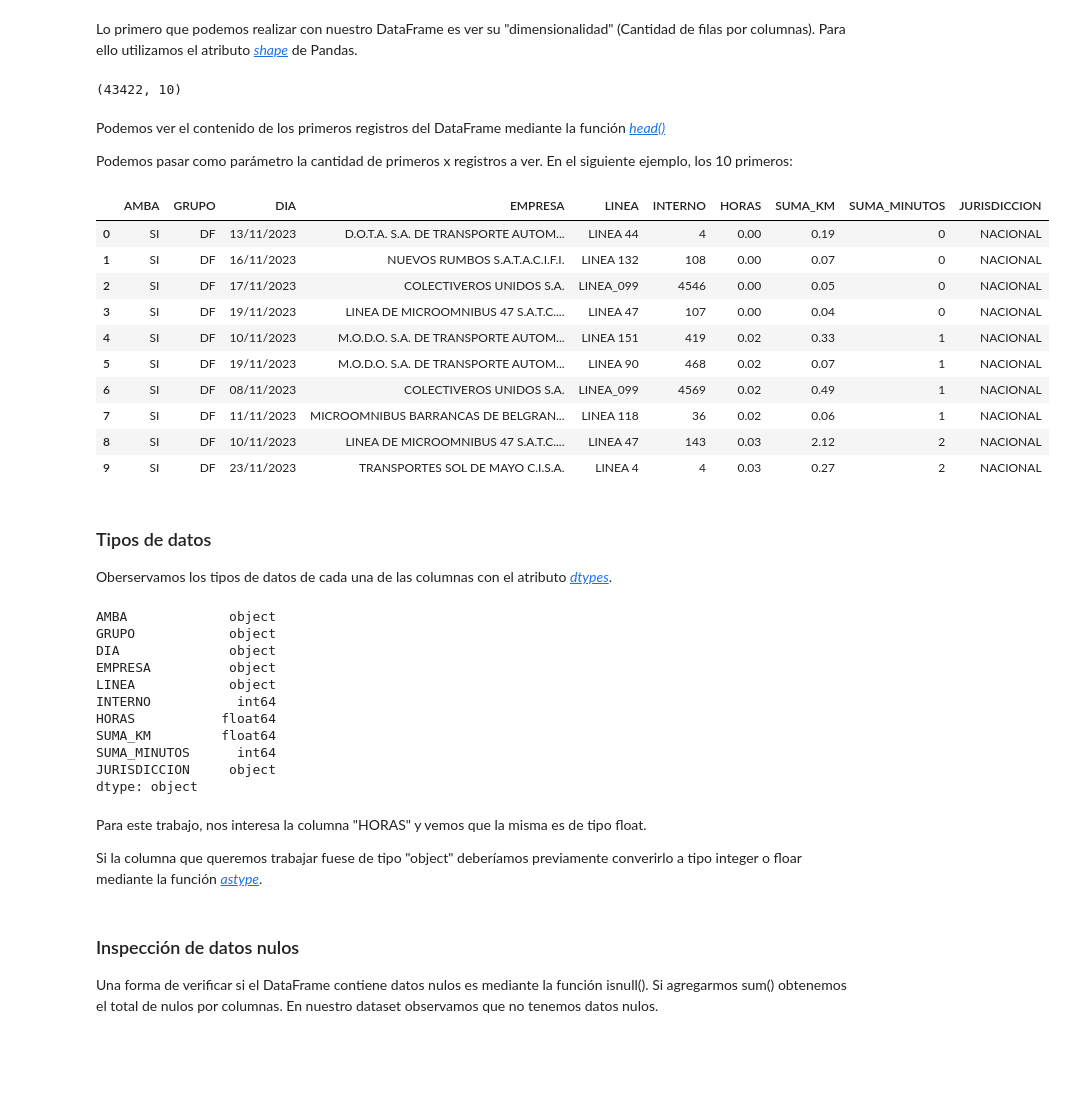
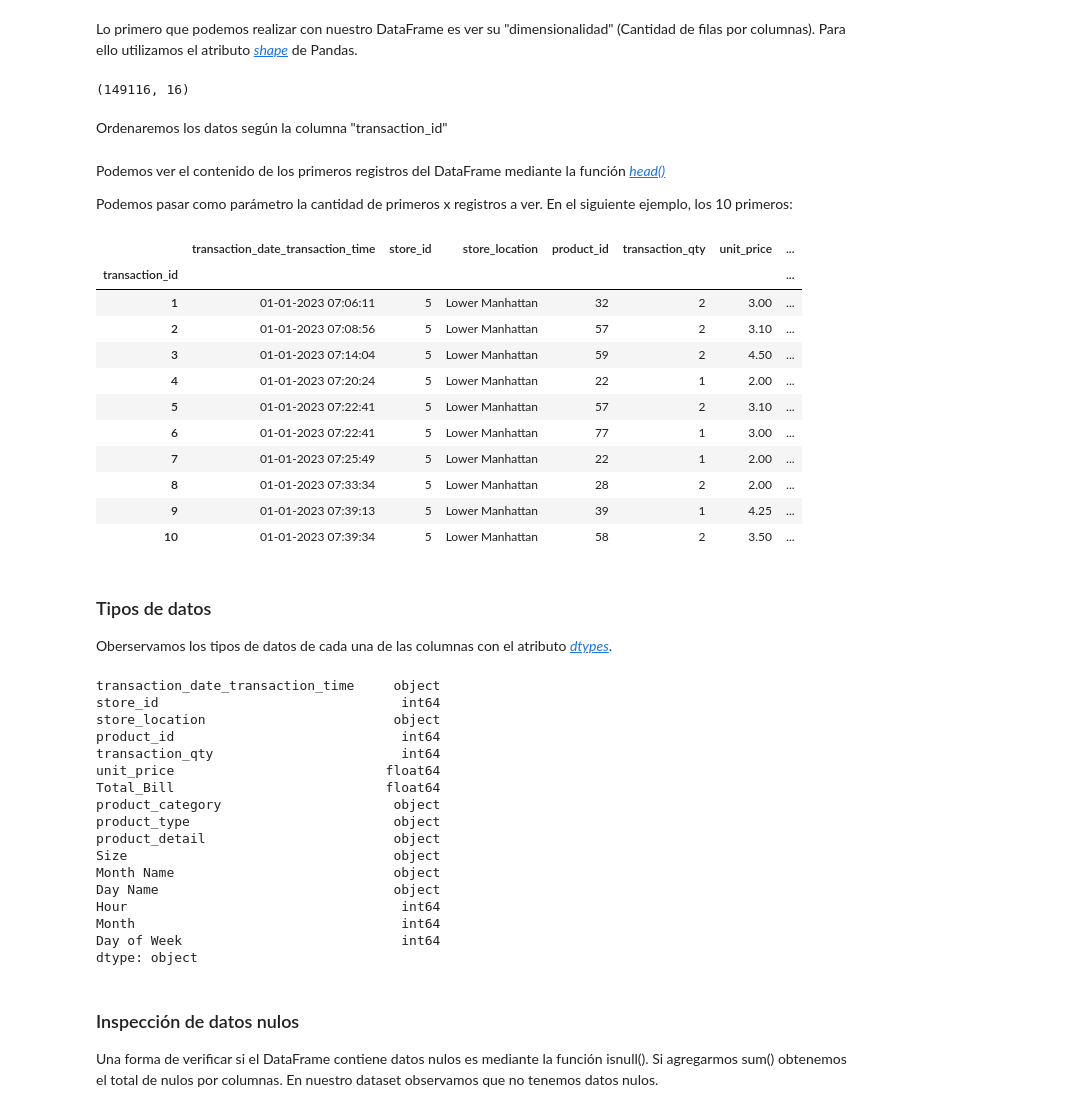
Before and after one commit to AgusBazzi/coffee_shop_sales_simulation, a Jupyter notebook: notebooks/coffee_shop_sales.ipynb, the cells around one changed output. Saved outputs shown, nothing was run; the diff lists cells and outputs as text; code cells hidden in the pictures; blank space fills up the shorter version.

Commit message:
import updated notebook from colab

```diff
--- a/notebooks/coffee_shop_sales.ipynb
+++ b/notebooks/coffee_shop_sales.ipynb
@@ -46,6 +35,6 @@ Se puede bajar y cargar el dataset (FINAL_HORAS_NOVIEMBRE_Nacional_DF.xlsx) del
 # %%
-# Atención: modificar la ubicación del archivo en donde lo tengan en su propio drive
-transporte_datos = pd.read_excel("/content/drive/MyDrive/Colab Notebooks/Simulacion/Datos/FINAL_HORAS_NOVIEMBRE_Nacional_DF.xlsx", sheet_name='Datos')
+# Atención: modificar la ubicación del archivo en donde lo tengan
+coffee_shop_sales_data_raw = pd.read_csv("../data/raw/coffee_shop_sales.csv", parse_dates=[[1,2]], index_col=1)
 # %% [markdown]
 Con la instrucción *type* podemos ver que esta última varible se trata de un *DataFrame* de Pandas.
 # %%
@@ -64,48 +53,55 @@ Podemos pensar a un DataFrame como una típica tabla que alguna vez utilizamos e
 Lo primero que podemos realizar con nuestro DataFrame es ver su "dimensionalidad" (Cantidad de filas por columnas).
 Para ello utilizamos el atributo [*shape*](https://pandas.pydata.org/docs/reference/api/pandas.DataFrame.shape.html) de Pandas.
 # %%
-transporte_datos.shape
+coffee_shop_sales_data_raw.shape
 # %% [output]
-(43422, 10)
+(149116, 16)
+# %% [markdown]
+Ordenaremos los datos según la columna "transaction_id"
+# %%
+coffee_shop_sales_data = coffee_shop_sales_data_raw.sort_values(by=["transaction_id"], ascending=True)
 # %% [markdown]
 Podemos ver el contenido de los primeros registros del DataFrame mediante la función  [*head()*](https://pandas.pydata.org/docs/reference/api/pandas.DataFrame.head.html)
 
 Podemos pasar como parámetro la cantidad de primeros x registros a ver. En el siguiente ejemplo, los 10 primeros:
 # %%
-transporte_datos.head(10)
+coffee_shop_sales_data.head(10)
 # %% [output]
-|  | AMBA | GRUPO | DIA | EMPRESA | LINEA | INTERNO | HORAS | SUMA_KM | SUMA_MINUTOS | JURISDICCION |
-| 0 | SI | DF | 13/11/2023 | D.O.T.A. S.A. DE TRANSPORTE AUTOM... | LINEA 44 | 4 | 0.00 | 0.19 | 0 | NACIONAL |
-| 1 | SI | DF | 16/11/2023 | NUEVOS RUMBOS S.A.T.A.C.I.F.I. | LINEA 132 | 108 | 0.00 | 0.07 | 0 | NACIONAL |
-| 2 | SI | DF | 17/11/2023 | COLECTIVEROS UNIDOS S.A. | LINEA_099 | 4546 | 0.00 | 0.05 | 0 | NACIONAL |
-| 3 | SI | DF | 19/11/2023 | LINEA DE MICROOMNIBUS 47 S.A.T.C.... | LINEA 47 | 107 | 0.00 | 0.04 | 0 | NACIONAL |
-| 4 | SI | DF | 10/11/2023 | M.O.D.O. S.A. DE TRANSPORTE AUTOM... | LINEA 151 | 419 | 0.02 | 0.33 | 1 | NACIONAL |
-| 5 | SI | DF | 19/11/2023 | M.O.D.O. S.A. DE TRANSPORTE AUTOM... | LINEA 90 | 468 | 0.02 | 0.07 | 1 | NACIONAL |
-| 6 | SI | DF | 08/11/2023 | COLECTIVEROS UNIDOS S.A. | LINEA_099 | 4569 | 0.02 | 0.49 | 1 | NACIONAL |
-| 7 | SI | DF | 11/11/2023 | MICROOMNIBUS BARRANCAS DE BELGRAN... | LINEA 118 | 36 | 0.02 | 0.06 | 1 | NACIONAL |
-| 8 | SI | DF | 10/11/2023 | LINEA DE MICROOMNIBUS 47 S.A.T.C.... | LINEA 47 | 143 | 0.03 | 2.12 | 2 | NACIONAL |
-| 9 | SI | DF | 23/11/2023 | TRANSPORTES SOL DE MAYO C.I.S.A. | LINEA 4 | 4 | 0.03 | 0.27 | 2 | NACIONAL |
+|  | transaction_date_transaction_time | store_id | store_location | product_id | transaction_qty | unit_price | ... |
+| transaction_id |  |  |  |  |  |  | ... |
+| 1 | 01-01-2023 07:06:11 | 5 | Lower Manhattan | 32 | 2 | 3.00 | ... |
+| 2 | 01-01-2023 07:08:56 | 5 | Lower Manhattan | 57 | 2 | 3.10 | ... |
+| 3 | 01-01-2023 07:14:04 | 5 | Lower Manhattan | 59 | 2 | 4.50 | ... |
+| 4 | 01-01-2023 07:20:24 | 5 | Lower Manhattan | 22 | 1 | 2.00 | ... |
+| 5 | 01-01-2023 07:22:41 | 5 | Lower Manhattan | 57 | 2 | 3.10 | ... |
+| 6 | 01-01-2023 07:22:41 | 5 | Lower Manhattan | 77 | 1 | 3.00 | ... |
+| 7 | 01-01-2023 07:25:49 | 5 | Lower Manhattan | 22 | 1 | 2.00 | ... |
+| 8 | 01-01-2023 07:33:34 | 5 | Lower Manhattan | 28 | 2 | 2.00 | ... |
+| 9 | 01-01-2023 07:39:13 | 5 | Lower Manhattan | 39 | 1 | 4.25 | ... |
+| 10 | 01-01-2023 07:39:34 | 5 | Lower Manhattan | 58 | 2 | 3.50 | ... |
 # %% [markdown]
 ### Tipos de datos
 Oberservamos los tipos de datos de cada una de las columnas con el atributo [*dtypes*](https://pandas.pydata.org/docs/reference/api/pandas.DataFrame.dtypes.html).
 # %%
-transporte_datos.dtypes
+coffee_shop_sales_data.dtypes
 # %% [output]
-AMBA             object
-GRUPO            object
-DIA              object
-EMPRESA          object
-LINEA            object
-INTERNO           int64
-HORAS           float64
-SUMA_KM         float64
-SUMA_MINUTOS      int64
-JURISDICCION     object
+transaction_date_transaction_time     object
+store_id                               int64
+store_location                        object
+product_id                             int64
+transaction_qty                        int64
+unit_price                           float64
+Total_Bill                           float64
+product_category                      object
+product_type                          object
+product_detail                        object
+Size                                  object
+Month Name                            object
+Day Name                              object
+Hour                                   int64
+Month                                  int64
+Day of Week                            int64
 dtype: object
-# %% [markdown]
-Para este trabajo, nos interesa la columna "HORAS" y vemos que la misma es de tipo float.
-
-Si la columna que queremos trabajar fuese de tipo "object" deberíamos previamente converirlo a tipo integer o floar mediante la función [*astype*](https://pandas.pydata.org/docs/reference/api/pandas.DataFrame.astype.html).
 # %% [markdown]
 ### Inspección de datos nulos
 
```
Also changed, not shown: parts of 72 cells of this notebook, 7 other files.
